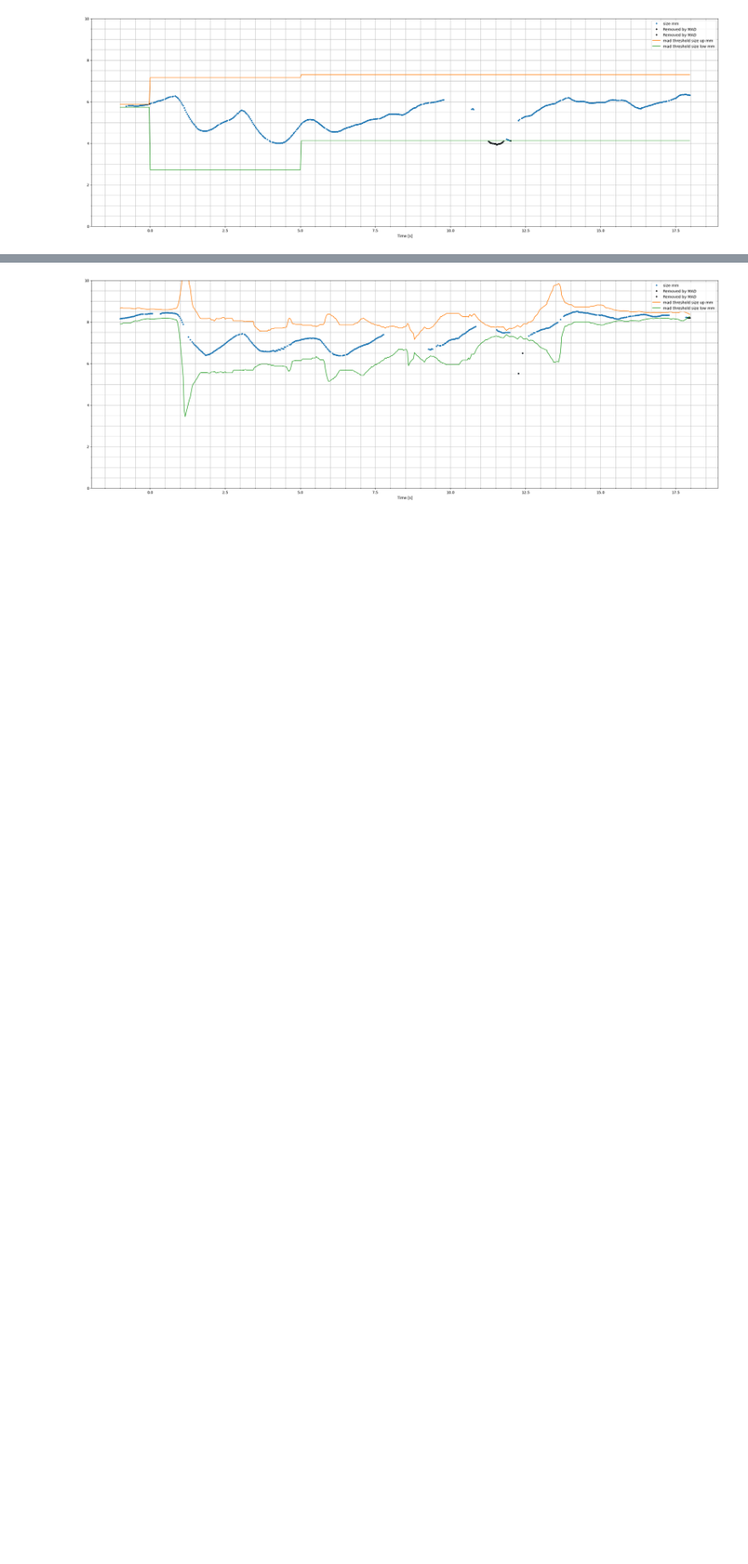
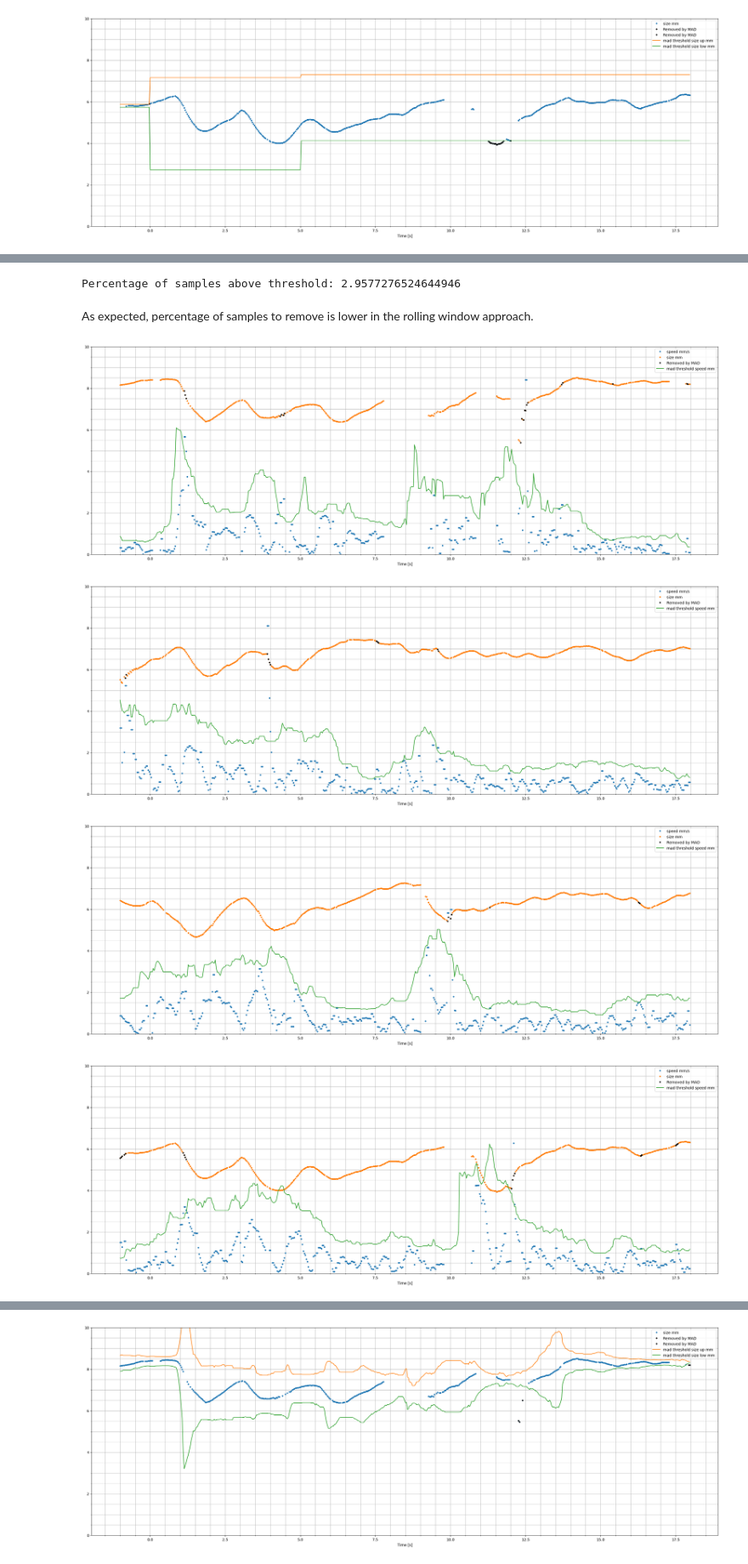
Before and after one commit to tscnlab/civibe_pupilprep, a Jupyter notebook: notebooks/prep_detect_remove_artifacts.ipynb, the cells around one changed output, grey strips where cells are left out. Shown at 85% size. Drawn from its saved outputs; the diff is of its cells as text; code cells hidden in the pictures; blank space fills up the shorter version.

Commit message:
add rolling velocity MAD

```diff
--- a/notebooks/prep_detect_remove_artifacts.ipynb
+++ b/notebooks/prep_detect_remove_artifacts.ipynb
@@ -376,0 +431,21 @@ Motivation: just calculating MAD for trial phases like in speed doesn't work as
+# %%
+percent_to_remove = (
+    100
+    * len(data_df[(data_df["Pupil velocity"] > data_df["MAD speed threshold"])])
+    / len(data_df)
+)
+print(f"Percentage of samples above threshold: {percent_to_remove}")
+# %% [output]
+Percentage of samples above threshold: 2.9577276524644946
+# %% [markdown]
+As expected, percentage of samples to remove is lower in the rolling window approach.
+# %%
+plot_trial_speed_MAD(data_df, 185)
+plot_trial_speed_MAD(data_df, 20)
+plot_trial_speed_MAD(data_df, 120)
+plot_trial_speed_MAD(data_df, 435)
+# %% [output]
+[figure, added]
+[figure, added]
+[figure, added]
+[figure, added]
```
Also changed, not shown: parts of 22 cells of this notebook, 1 other file.
